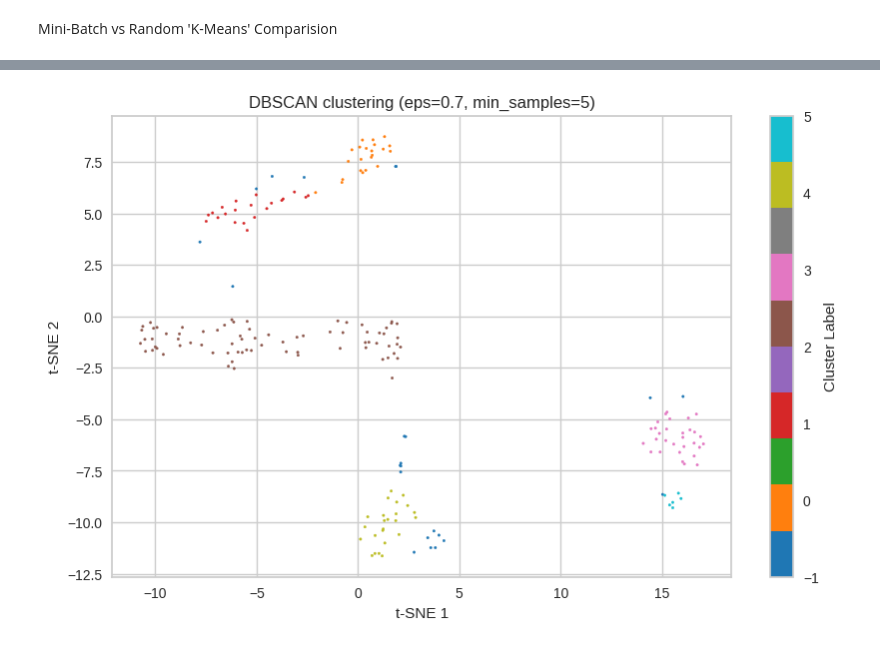
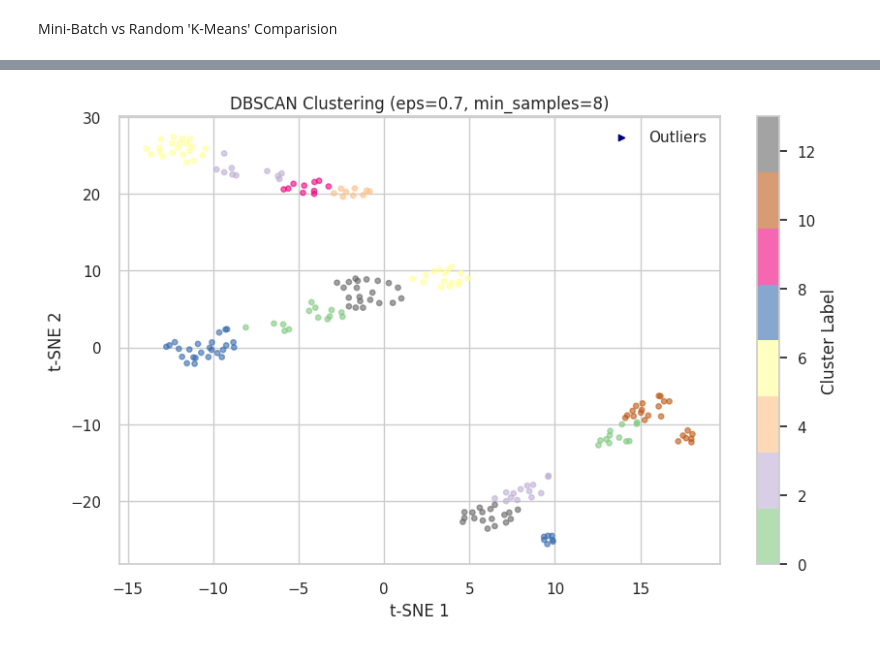
Before and after one commit to Bira0/GroupB, a Jupyter notebook: Mall_Customers.ipynb, the cells around one changed output, grey strips where cells are left out. Cells and saved outputs as stored; diff of their text form; code cells hidden in the pictures.

```diff
--- a/Mall_Customers.ipynb
+++ b/Mall_Customers.ipynb
@@ -267,7 +281,7 @@ plt.show()
 # %%
 from sklearn.manifold import TSNE
 
-tsne = TSNE(random_state=42)
+tsne = TSNE(perplexity=20, n_components=2, learning_rate='auto', random_state=42)
 X_tsne = tsne.fit_transform(X_pca)
 # %% [markdown]
 Visualize clusters formed after PCA.
@@ -374,12 +388,12 @@ According to both the Elbow and Silhouette scores, Best K is 6
 # %%
-for k in [6, 5]:
+for k in [6, 7, 8]:
     kmeans = KMeans(n_clusters=k, n_init=10, random_state=42)
     labels = kmeans.fit_predict(X_pca)
     plt.figure(figsize=(10,6))
     plt.scatter(X_tsne[:,0], X_tsne[:,1], c=labels, cmap='tab10', s=20, alpha=0.5)
     plt.title(f'K-Means clustering (k={k})')
     plt.xlabel('t-SNE 1')
-    plt.ylabel('t-SNE 1')
+    plt.ylabel('t-SNE 2')
     plt.grid(True)
     plt.show()
 # %% [output]
@@ -578,13 +594,14 @@ from sklearn.metrics import silhouette_score
 inertias = []
 sil_scores = []
 Ks = range(2, 21)
+
 for k in Ks:
-    mbkm = MiniBatchKMeans(n_clusters=k, batch_size=1000, n_init=10, random_state=42)
-    mbkm.fit(X_pca)
+  mBatch = MiniBatchKMeans(n_clusters=k, batch_size=10, n_init=10, random_state=42)
+  mBatch.fit(X_pca)
 
 
-    inertias.append(mbkm.inertia_)
-    sil = silhouette_score(X_pca, mbkm.labels_, sample_size=10000, random_state=42)
-    sil_scores.append(sil)
-    print(f"k={k}, inertia={mbkm.inertia_:.2f}, silhouette={sil:.3f}")
+  inertias.append(mBatch.inertia_)
+  sil = silhouette_score(X_pca, mBatch.labels_, random_state=42)
+  sil_scores.append(sil)
+  print(f"k={k}, inertia={mBatch.inertia_:.2f}, silhouette={sil:.3f}")
 # %% [output]
@@ -646,0 +664,10 @@ K = 9 coming in as second best
+# %%
+for k in [7, 14]:
+  kmeans = KMeans(n_clusters=k, n_init=10, random_state=42)
+  labels = kmeans.fit_predict(X_pca)
+  plt.figure(figsize=(10,6))
+  plt.scatter(X_tsne[:,0], X_tsne[:,1], c=labels, cmap='tab20', s=10)
+  plt.title(f'K-Means clustering (k={k})')
+  plt.xlabel('t-SNE 1')
+  plt.ylabel('t-SNE 2')
+  plt.show()
@@ -731,14 +775,17 @@ Number of clusters: 6
 # %%
-best_eps = round(best_eps,2)
-dbscan = DBSCAN(eps=best_eps, min_samples=best_min)
-labels = dbscan.fit_predict(X_pca)
-plt.figure(figsize=(10,6))
-plt.scatter(X_tsne[:,0], X_tsne[:,1], c=labels, cmap='tab10', s=3)
-plt.title(f'DBSCAN clustering (eps={best_eps}, min_samples={best_min})')
+outlier = (labels == -1)
+plt.figure(figsize=(10, 6))
+plt.scatter(X_tsne[outlier, 0], X_tsne[outlier, 1],
+            color='navy', marker='>', s=20, label='Outliers')
+
+plt.scatter(X_tsne[:, 0], X_tsne[:, 1], c=labels, cmap='Accent', s=15, alpha=0.6)
+
+plt.title(f'DBSCAN Clustering (eps={best_eps}, min_samples={best_min})')
 plt.xlabel('t-SNE 1')
 plt.ylabel('t-SNE 2')
 plt.colorbar(label="Cluster Label")
+plt.legend()
 plt.grid(True)
 plt.show()
 # %% [output]
-[figure, old version]
+[figure, new version]
```
Also changed, not shown: parts of 38 cells of this notebook.
